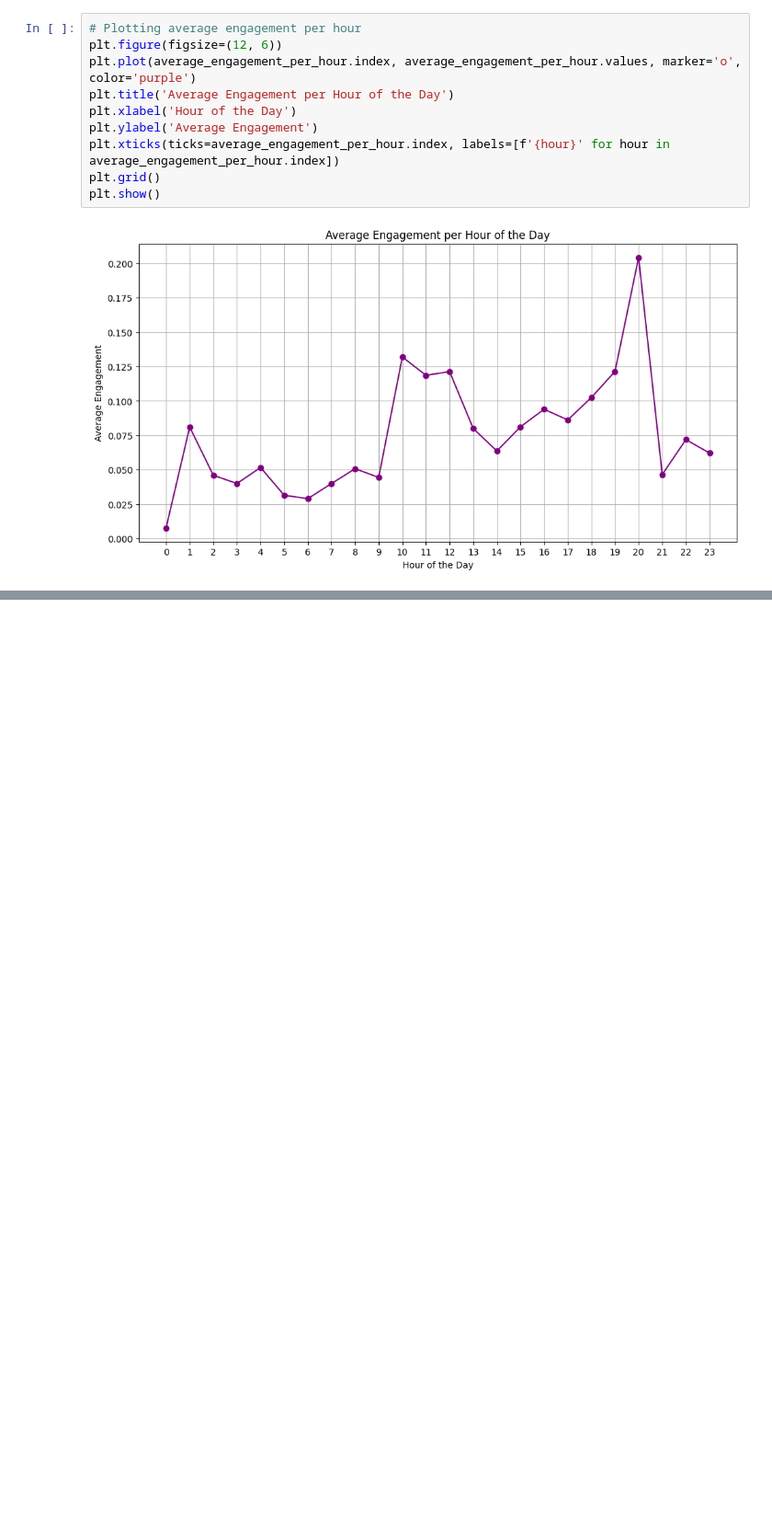
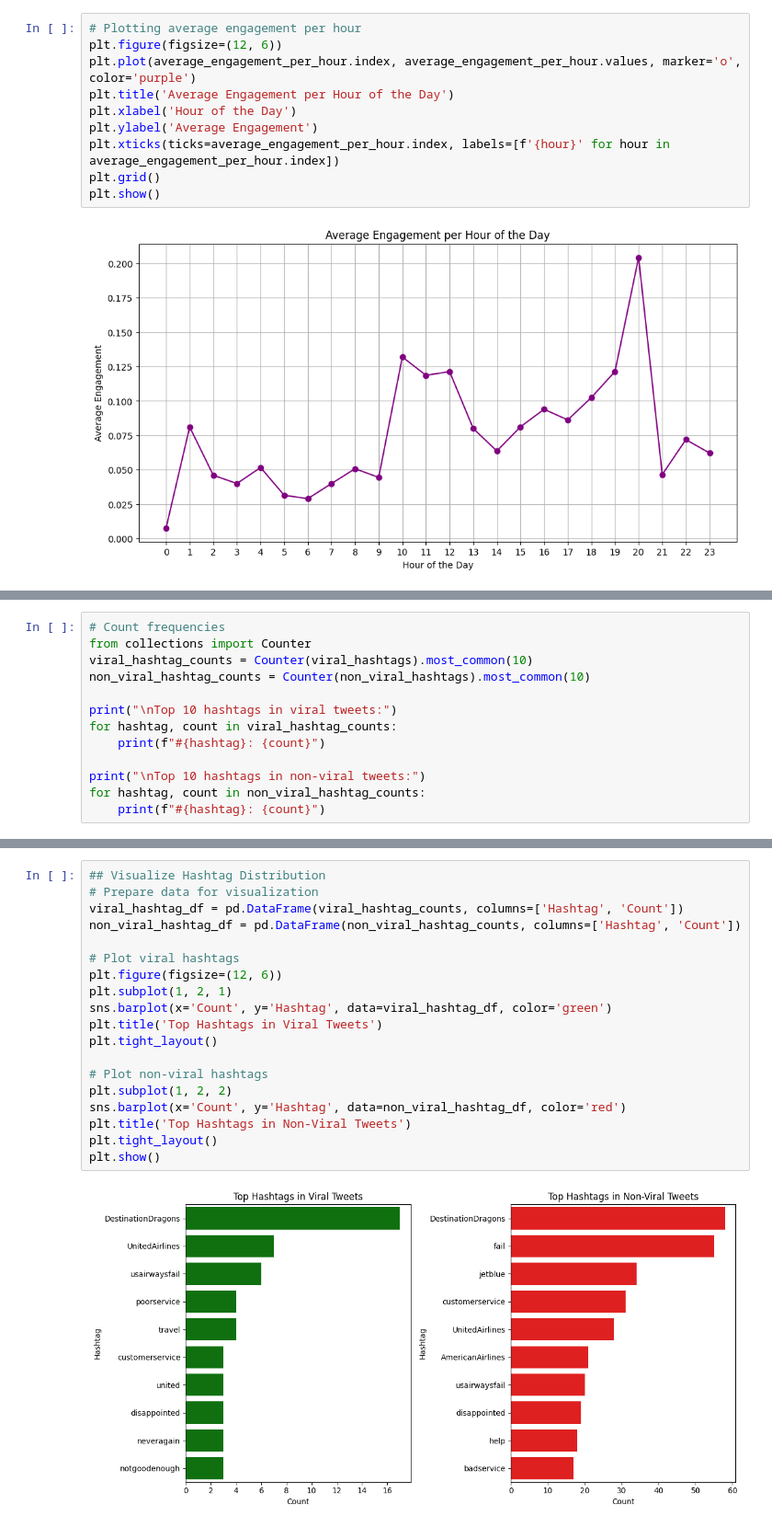
Before and after one commit to abubakarp789/Viral_or_Not-Predicting_Virality_of_Tweets, a Jupyter notebook: Predicting_Virality_of_Tweets.ipynb, the cells around one changed output, grey strips where cells are left out. Shown at 92% size. Cells and saved outputs as stored; diff of their text form; blank space fills up the shorter version.

```diff
--- a/Predicting_Virality_of_Tweets.ipynb
+++ b/Predicting_Virality_of_Tweets.ipynb
@@ -330,0 +363,13 @@ plt.show()
+# %%
+# Count frequencies
+from collections import Counter
+viral_hashtag_counts = Counter(viral_hashtags).most_common(10)
+non_viral_hashtag_counts = Counter(non_viral_hashtags).most_common(10)
+
+print("\nTop 10 hashtags in viral tweets:")
+for hashtag, count in viral_hashtag_counts:
+    print(f"#{hashtag}: {count}")
+
+print("\nTop 10 hashtags in non-viral tweets:")
+for hashtag, count in non_viral_hashtag_counts:
+    print(f"#{hashtag}: {count}")
@@ -330,0 +394,21 @@ plt.show()
+# %%
+## Visualize Hashtag Distribution
+# Prepare data for visualization
+viral_hashtag_df = pd.DataFrame(viral_hashtag_counts, columns=['Hashtag', 'Count'])
+non_viral_hashtag_df = pd.DataFrame(non_viral_hashtag_counts, columns=['Hashtag', 'Count'])
+
+# Plot viral hashtags
+plt.figure(figsize=(12, 6))
+plt.subplot(1, 2, 1)
+sns.barplot(x='Count', y='Hashtag', data=viral_hashtag_df, color='green')
+plt.title('Top Hashtags in Viral Tweets')
+plt.tight_layout()
+
+# Plot non-viral hashtags
+plt.subplot(1, 2, 2)
+sns.barplot(x='Count', y='Hashtag', data=non_viral_hashtag_df, color='red')
+plt.title('Top Hashtags in Non-Viral Tweets')
+plt.tight_layout()
+plt.show()
+# %% [output]
+[figure, added]
```
Also changed, not shown: parts of 43 cells of this notebook, 3 other files.
